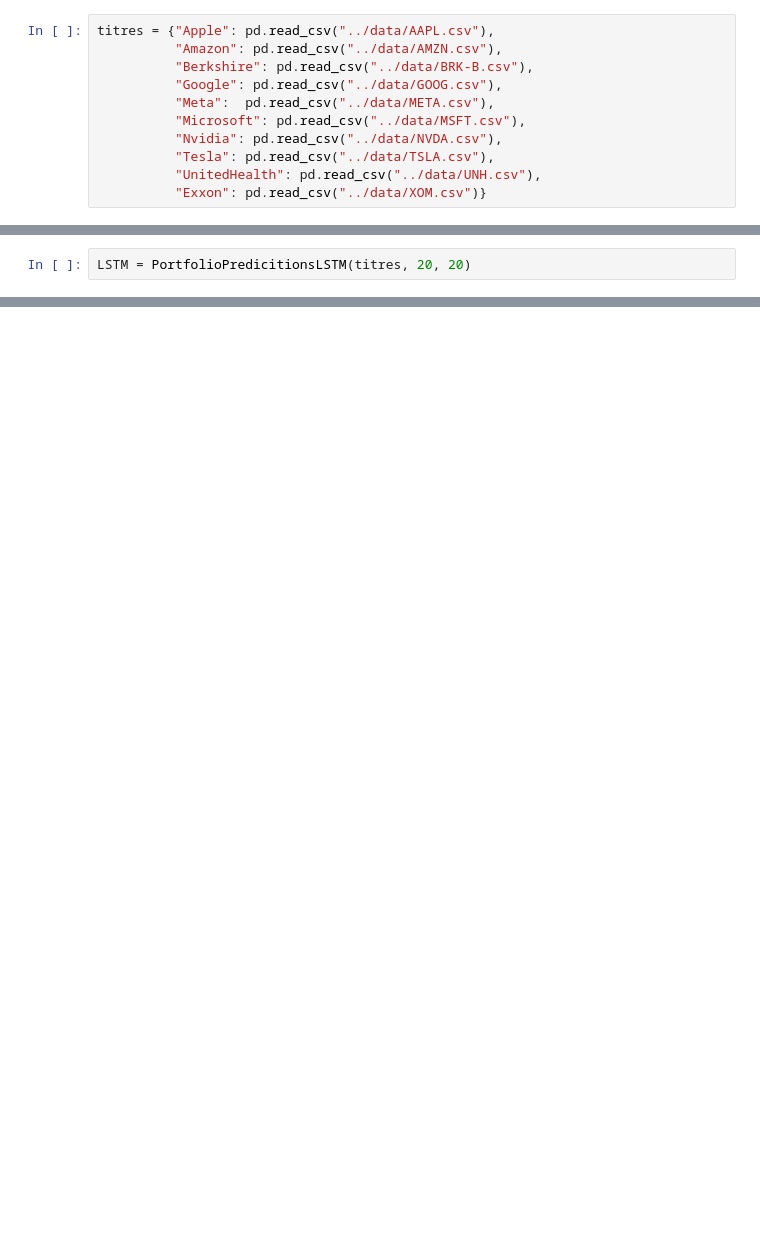
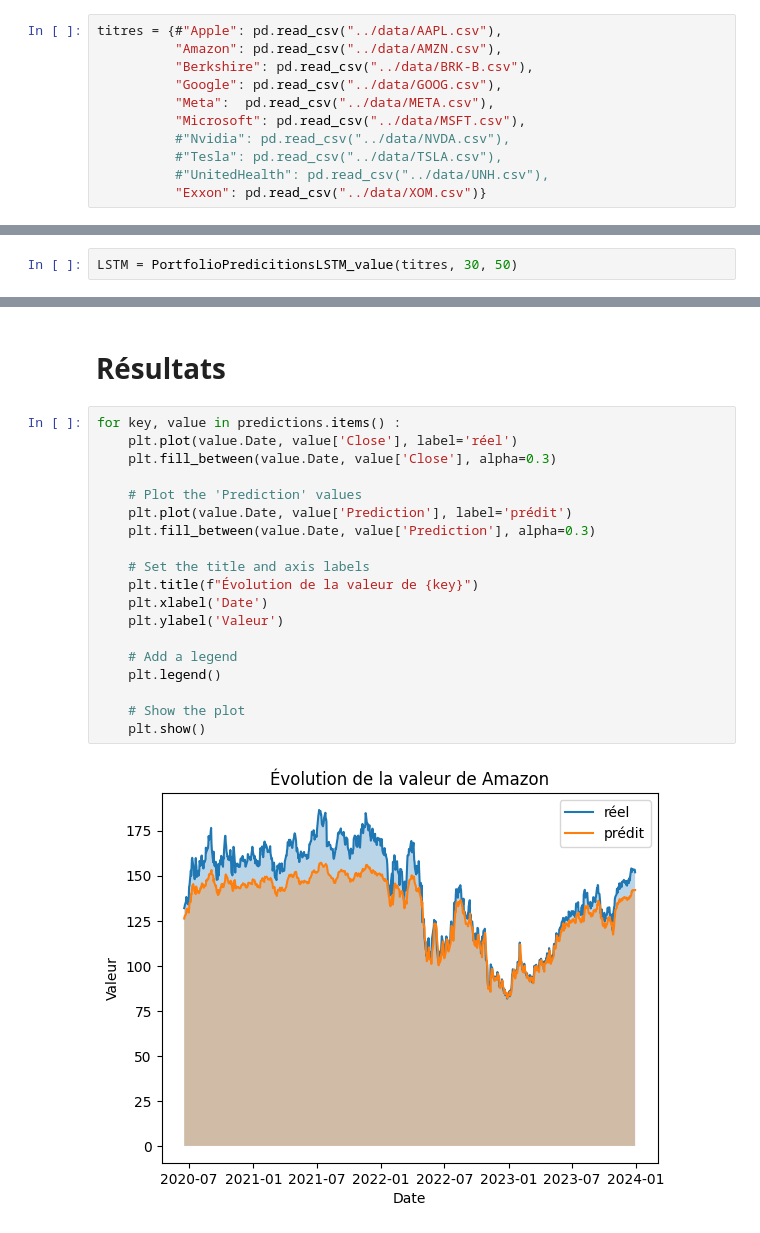
Before and after one commit to samuel-LP/Comparative-Sensitivity-Analysis-in-financial-forceasting, a Jupyter notebook: notebooks/LSTM_value_neutral.ipynb, the cells around one changed output, grey strips where cells are left out. Drawn from its saved outputs; the diff is of its cells as text; blank space fills up the shorter version.

```diff
--- a/notebooks/LSTM_value_neutral.ipynb
+++ b/notebooks/LSTM_value_neutral.ipynb
@@ -16,11 +11,11 @@ def prepare_data(data, n_steps):
 # %%
-titres = {"Apple": pd.read_csv("../data/AAPL.csv"),
+titres = {#"Apple": pd.read_csv("../data/AAPL.csv"),
           "Amazon": pd.read_csv("../data/AMZN.csv"),
           "Berkshire": pd.read_csv("../data/BRK-B.csv"),
           "Google": pd.read_csv("../data/GOOG.csv"),
           "Meta":  pd.read_csv("../data/META.csv"),
           "Microsoft": pd.read_csv("../data/MSFT.csv"),
-          "Nvidia": pd.read_csv("../data/NVDA.csv"),
-          "Tesla": pd.read_csv("../data/TSLA.csv"),
-          "UnitedHealth": pd.read_csv("../data/UNH.csv"),
+          #"Nvidia": pd.read_csv("../data/NVDA.csv"),
+          #"Tesla": pd.read_csv("../data/TSLA.csv"),
+          #"UnitedHealth": pd.read_csv("../data/UNH.csv"),
           "Exxon": pd.read_csv("../data/XOM.csv")}
@@ -115,4 +24,4 @@ class PortfolioPredicitionsLSTM():
 # %%
-LSTM = PortfolioPredicitionsLSTM(titres, 20, 20)
+LSTM = PortfolioPredicitionsLSTM_value(titres, 30, 50)
 # %%
 predictions, ptf_avg = LSTM.predict_avg_portfolio()
@@ -120,0 +28,23 @@ TypeError: 'PortfolioPredicitionsLSTM' object is not callable
+# %% [markdown]
+# Résultats
+# %%
+for key, value in predictions.items() :
+    plt.plot(value.Date, value['Close'], label='réel')
+    plt.fill_between(value.Date, value['Close'], alpha=0.3)
+
+    # Plot the 'Prediction' values
+    plt.plot(value.Date, value['Prediction'], label='prédit')
+    plt.fill_between(value.Date, value['Prediction'], alpha=0.3)
+
+    # Set the title and axis labels
+    plt.title(f"Évolution de la valeur de {key}")
+    plt.xlabel('Date')
+    plt.ylabel('Valeur')
+
+    # Add a legend
+    plt.legend()
+
+    # Show the plot
+    plt.show()
+# %% [output]
+[figure, added]
```
Also changed, not shown: parts of 8 cells of this notebook, 5 other files.
